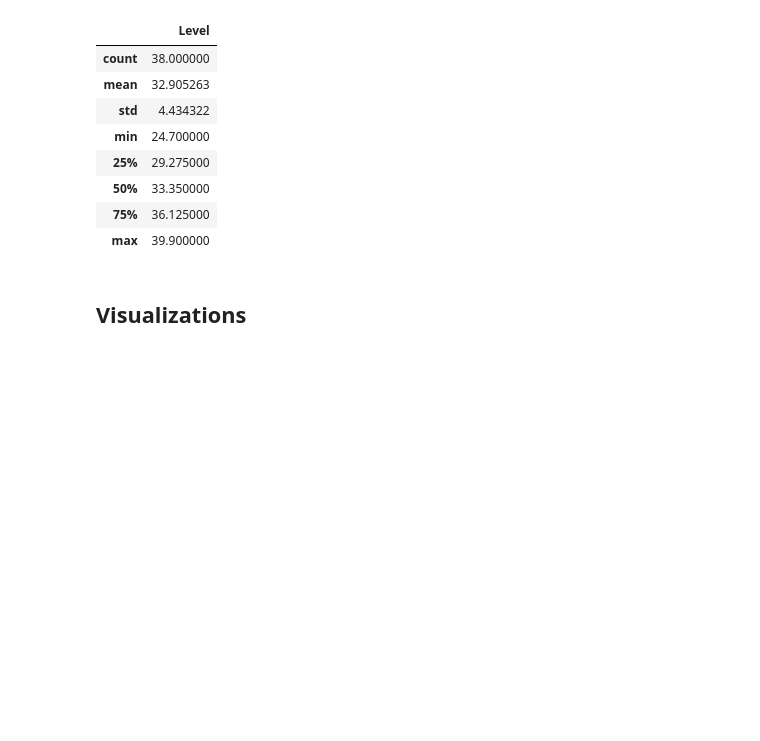
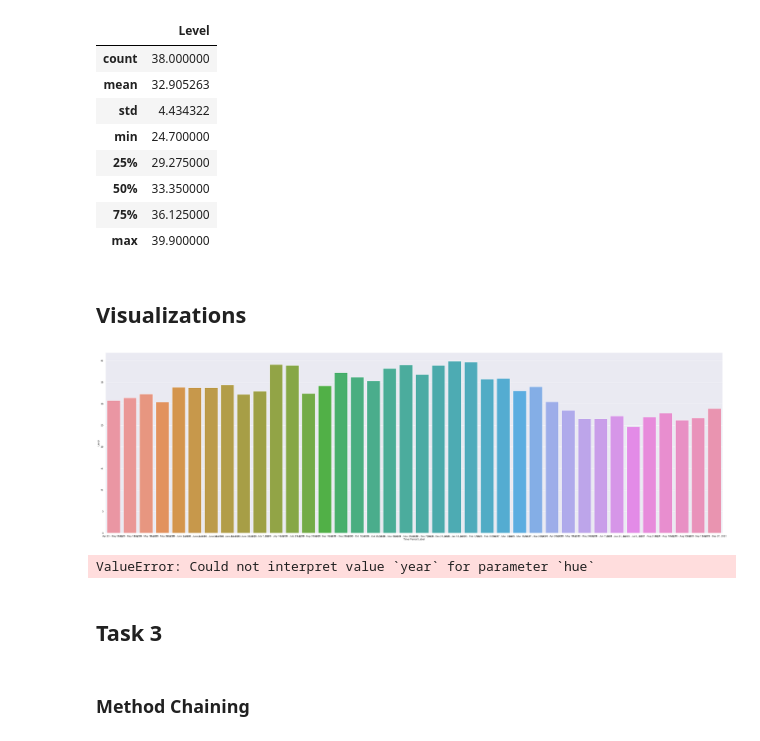
Before and after one commit to mvallido/project-group-29, a Jupyter notebook: notebooks/rajsomal_data.ipynb, the cells around one changed output. Cells and saved outputs as stored; diff of their text form; code cells hidden in the pictures; blank space fills up the shorter version.

```diff
--- a/notebooks/rajsomal_data.ipynb
+++ b/notebooks/rajsomal_data.ipynb
@@ -128,3 +132,16 @@ df_cleaned.describe()
 | max | 39.900000 |
 # %% [markdown]
 ## Visualizations
+# %%
+sns.barplot(x="Time Period Label",y="Level",data=df_cleaned)
+sns.set(rc = {'figure.figsize':(50,15)})
+# %% [output]
+[figure, added]
+# %%
+sns.relplot(x="Time Period Label",  y="Level" , col="year", hue="year", data=df_cleaned)
+# %% [output]
+ValueError: Could not interpret value `year` for parameter `hue`
+# %% [markdown]
+## Task 3
+# %% [markdown]
+### Method Chaining
```
Also changed, not shown: parts of 8 cells of this notebook, 2 other files.
